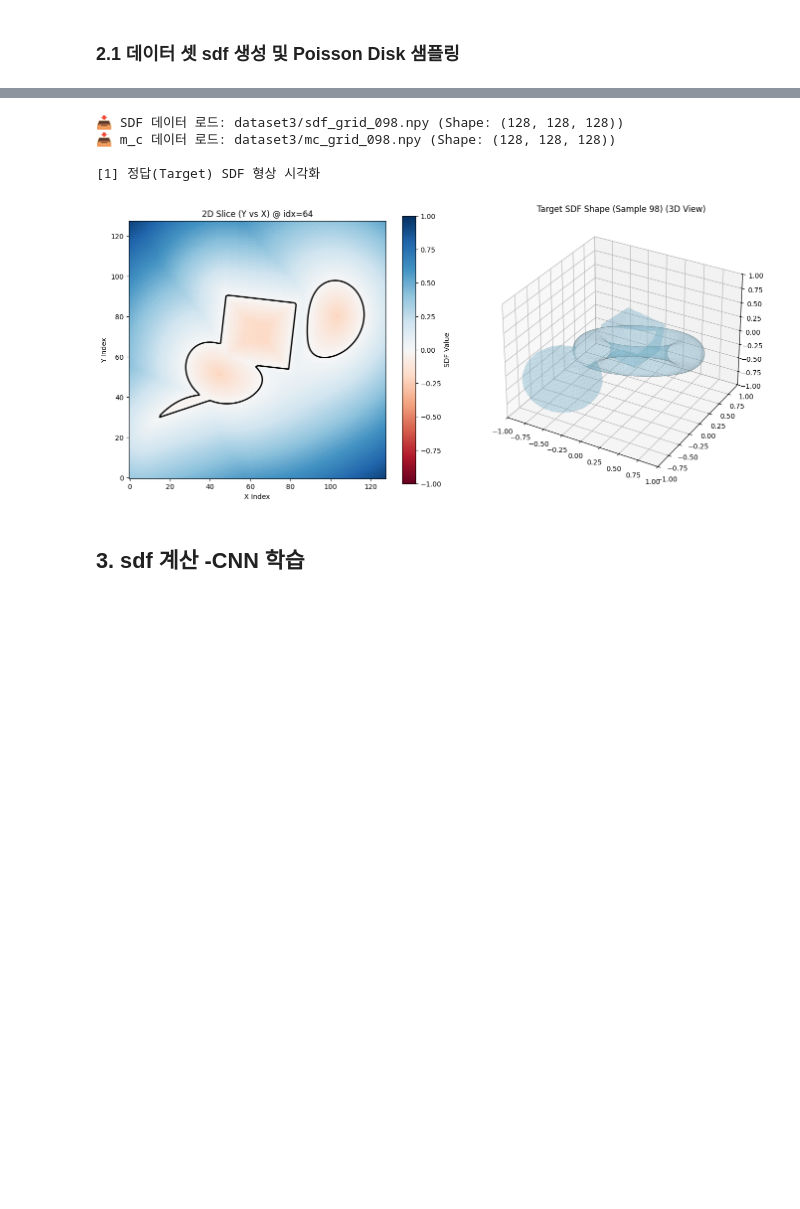
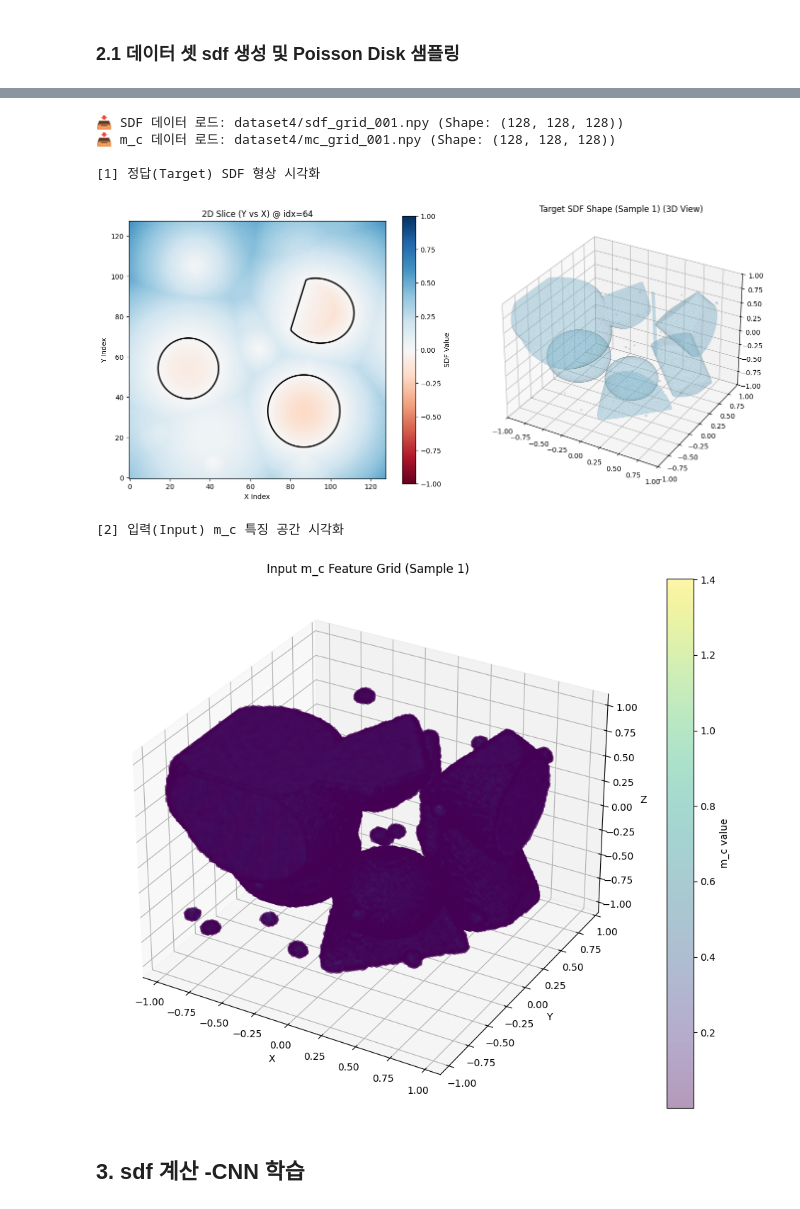
Before and after one commit to ybg1219/reconstruction, a Jupyter notebook: main.ipynb, the cells around one changed output, grey strips where cells are left out. Drawn from its saved outputs; the diff is of its cells as text; code cells hidden in the pictures; blank space fills up the shorter version.

```diff
--- a/main.ipynb
+++ b/main.ipynb
@@ -43,16 +40,16 @@ print(f"현재 디바이스: {device}")
 import os
 import glob
 
-OUTPUT_DIR = "dataset3"
+OUTPUT_DIR = "dataset4"
 os.makedirs(OUTPUT_DIR, exist_ok=True)
 
 # Clean up old single shape files to avoid confusion
 old_files = glob.glob(os.path.join(OUTPUT_DIR, "*.npy"))
 for f in old_files:
-    # os.remove(f)
+    os.remove(f)
     print(f"Removed old dataset file: {f}")
 
-DATASET_SIZE = 200
+DATASET_SIZE = 4
 ppc_list = [1, 2, 3, 4] * (DATASET_SIZE // 4)
 np.random.shuffle(ppc_list)
 
@@ -115,39 +113,41 @@ import torch
 from modules.config import config
 from modules.visualizer import visualize_simulation, visualize_feature_grid,visualize_particles_and_features
 
 # 1. 확인할 데이터 인덱스 설정 (0 ~ 4)
-sample_idx = 98
-sdf_file = f"dataset3/sdf_grid_{sample_idx:03d}.npy"
-mc_file = f"dataset3/mc_grid_{sample_idx:03d}.npy"
+sample_idx =1
+sdf_file = f"dataset4/sdf_grid_{sample_idx:03d}.npy"
+mc_file = f"dataset4/mc_grid_{sample_idx:03d}.npy"
 
 # 2. 데이터 로드 완료
 sdf_grid = np.load(sdf_file)
 mc_grid = np.load(mc_file)
 print(f"📥 SDF 데이터 로드: {sdf_file} (Shape: {sdf_grid.shape})")
 print(f"📥 m_c 데이터 로드: {mc_file} (Shape: {mc_grid.shape})")
 
 # 3. [시각화 1] Target SDF (원본 3D 지오메트리 형태)
 print("\n[1] 정답(Target) SDF 형상 시각화")
 visualize_simulation(
     sdf_grid=sdf_grid,
     domain_size=config.domain_size,
     title=f"Target SDF Shape (Sample {sample_idx})"
 )
 
 # 4. [시각화 2] Input 3D CNN Features (파티클로부터 밀도 단위로 추출된 m_c 값)
 print("\n[2] 입력(Input) m_c 특징 공간 시각화")
 
 fig2 = visualize_feature_grid(
     m_c_grid=mc_grid,         # 앞서 파이프라인에서 나온 mc_grid 텐서 그대로 삽입
     grid_nodes=grid_nodes,    # 앞서 파이프라인에서 나온 grid_nodes 텐서 그대로 삽입
     title=f"Input m_c Feature Grid (Sample {sample_idx})"
 )
 # %% [output]
-📥 SDF 데이터 로드: dataset3/sdf_grid_098.npy (Shape: (128, 128, 128))
-📥 m_c 데이터 로드: dataset3/mc_grid_098.npy (Shape: (128, 128, 128))
+📥 SDF 데이터 로드: dataset4/sdf_grid_001.npy (Shape: (128, 128, 128))
+📥 m_c 데이터 로드: dataset4/mc_grid_001.npy (Shape: (128, 128, 128))
 
 [1] 정답(Target) SDF 형상 시각화
-[figure, old version]
+[figure, new version]
+[2] 입력(Input) m_c 특징 공간 시각화
+[figure, added]
 # %%
 # 1. 기존 Config 설정값 기준
 domain_size = config.domain_size
```
Also changed, not shown: parts of 5 cells of this notebook, 1 other file.
